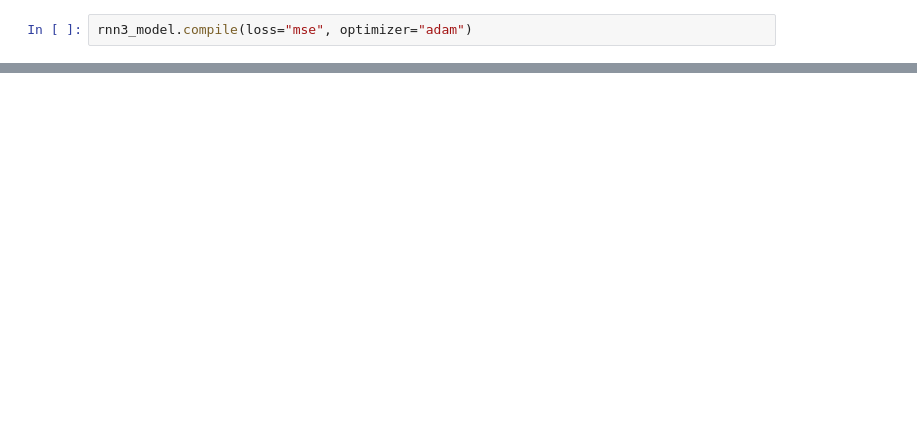
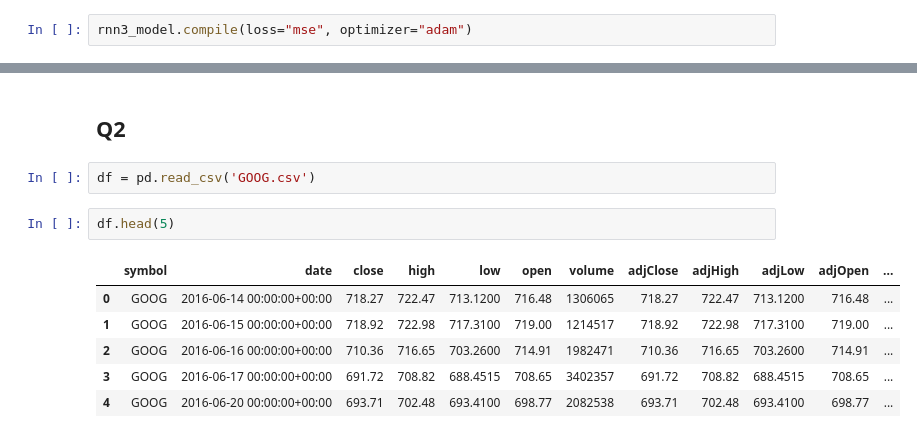
Before and after one commit to dhzdhd/DSE, a Jupyter notebook: Year 3/Semester 5/DL lab/Week 5/W5.ipynb, the cells around one changed output, grey strips where cells are left out. Drawn from its saved outputs; the diff is of its cells as text; blank space fills up the shorter version.

```diff
--- a/Year 3/Semester 5/DL lab/Week 5/W5.ipynb
+++ b/Year 3/Semester 5/DL lab/Week 5/W5.ipynb
@@ -266,0 +319,13 @@ rnn3_hist = rnn3_model.fit(X_train, y_train, epochs=20, validation_data=(X_val,
+# %% [markdown]
+## Q2
+# %%
+df = pd.read_csv('GOOG.csv')
+# %%
+df.head(5)
+# %% [output]
+|  | symbol | date | close | high | low | open | volume | adjClose | adjHigh | adjLow | adjOpen | ... |
+| 0 | GOOG | 2016-06-14 00:00:00+00:00 | 718.27 | 722.47 | 713.1200 | 716.48 | 1306065 | 718.27 | 722.47 | 713.1200 | 716.48 | ... |
+| 1 | GOOG | 2016-06-15 00:00:00+00:00 | 718.92 | 722.98 | 717.3100 | 719.00 | 1214517 | 718.92 | 722.98 | 717.3100 | 719.00 | ... |
+| 2 | GOOG | 2016-06-16 00:00:00+00:00 | 710.36 | 716.65 | 703.2600 | 714.91 | 1982471 | 710.36 | 716.65 | 703.2600 | 714.91 | ... |
+| 3 | GOOG | 2016-06-17 00:00:00+00:00 | 691.72 | 708.82 | 688.4515 | 708.65 | 3402357 | 691.72 | 708.82 | 688.4515 | 708.65 | ... |
+| 4 | GOOG | 2016-06-20 00:00:00+00:00 | 693.71 | 702.48 | 693.4100 | 698.77 | 2082538 | 693.71 | 702.48 | 693.4100 | 698.77 | ... |
```
Also changed, not shown: parts of 31 cells of this notebook, 1 other file.
